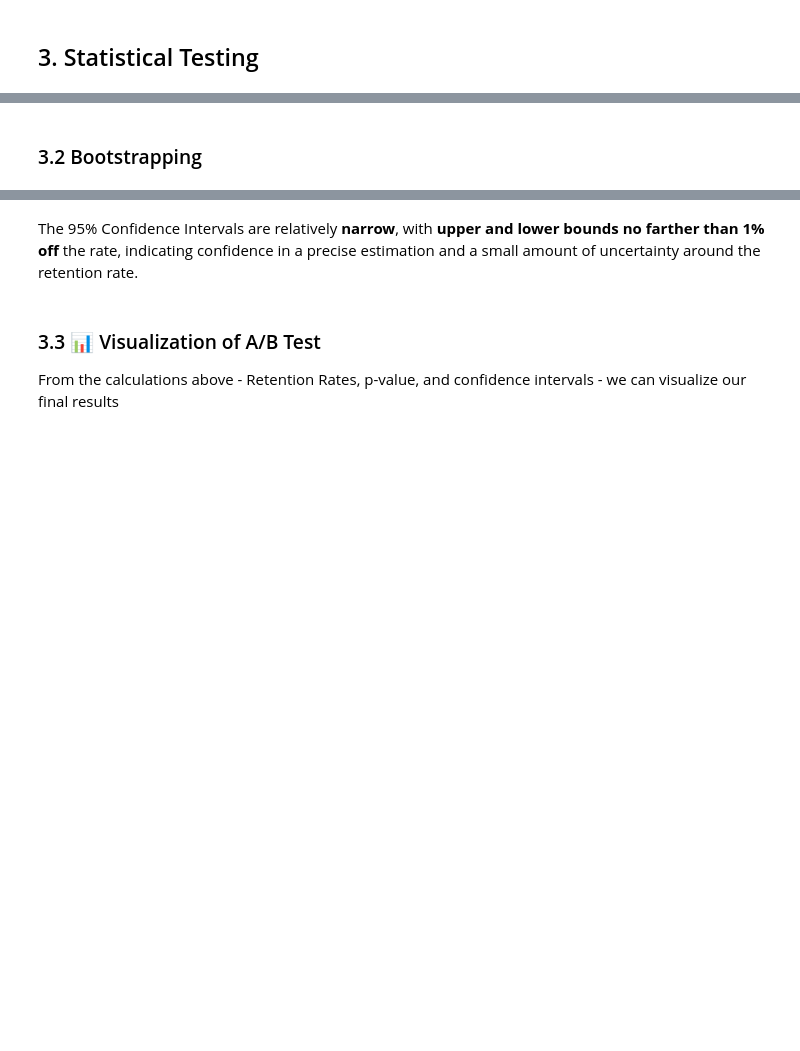
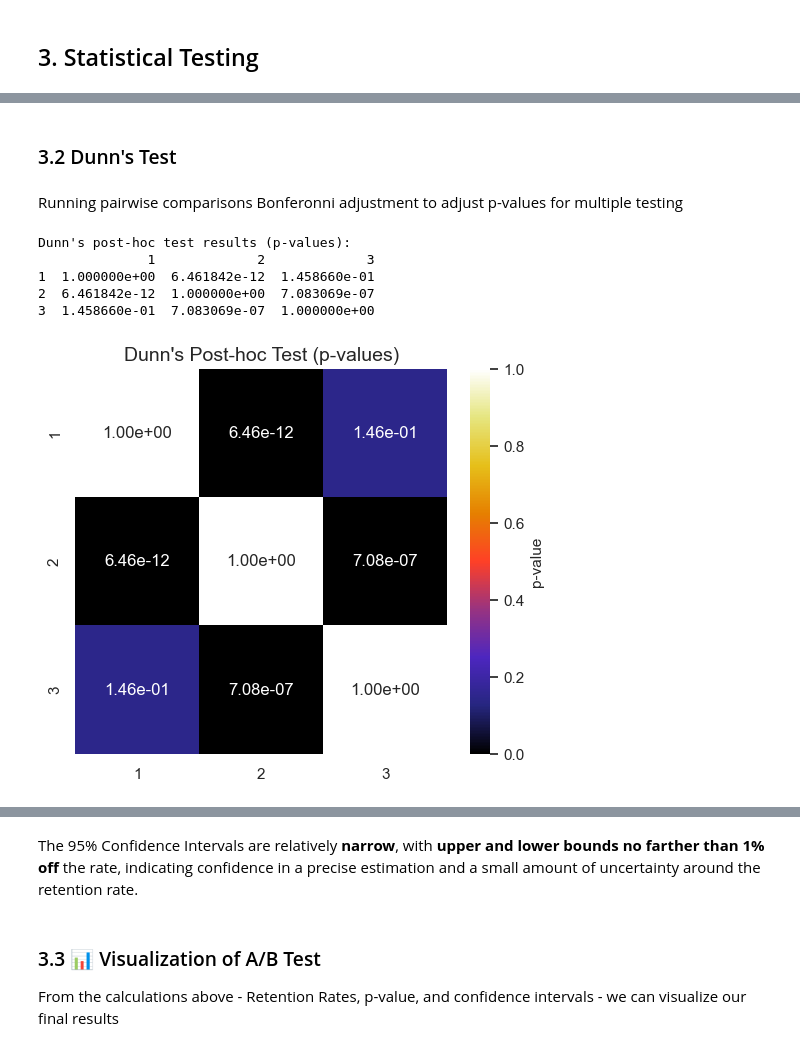
Before and after one commit to giddygarcia/ab-testing, a Jupyter notebook: fast-food.ipynb, the cells around one changed output, grey strips where cells are left out. Saved outputs shown, nothing was run; the diff lists cells and outputs as text; code cells hidden in the pictures; blank space fills up the shorter version.

Commit message:
Conduct stat tests

```diff
--- a/fast-food.ipynb
+++ b/fast-food.ipynb
@@ -317,2 +350,38 @@ It is visually noticeable that **Promotion 1** has higher sales than the other 2
 # %% [markdown]
-### 3.2 Bootstrapping
+### 3.2 Dunn's Test
+# %% [markdown]
+Running pairwise comparisons
+Bonferonni adjustment to adjust p-values for multiple testing
+# %%
+import scikit_posthocs as sp
+
+dunn_results = sp.posthoc_dunn(
+    df,
+    val_col='SalesInThousands',
+    group_col='Promotion',
+    p_adjust='bonferroni'
+)
+
+print("Dunn's post-hoc test results (p-values):")
+print(dunn_results)
+# %% [output]
+Dunn's post-hoc test results (p-values):
+              1             2             3
+1  1.000000e+00  6.461842e-12  1.458660e-01
+2  6.461842e-12  1.000000e+00  7.083069e-07
+3  1.458660e-01  7.083069e-07  1.000000e+00
+# %%
+alpha = 0.05
+
+plt.figure(figsize=(6,5))
+sns.heatmap(
+    dunn_results,
+    annot=True,
+    fmt='.2e',
+    cmap='CMRmap',
+    cbar_kws={"label": "p-value"}
+)
+plt.title("Dunn's Post-hoc Test (p-values)")
+plt.show()
+# %% [output]
+[figure, added]
```
Also changed, not shown: parts of 19 cells of this notebook, 1 other file.
